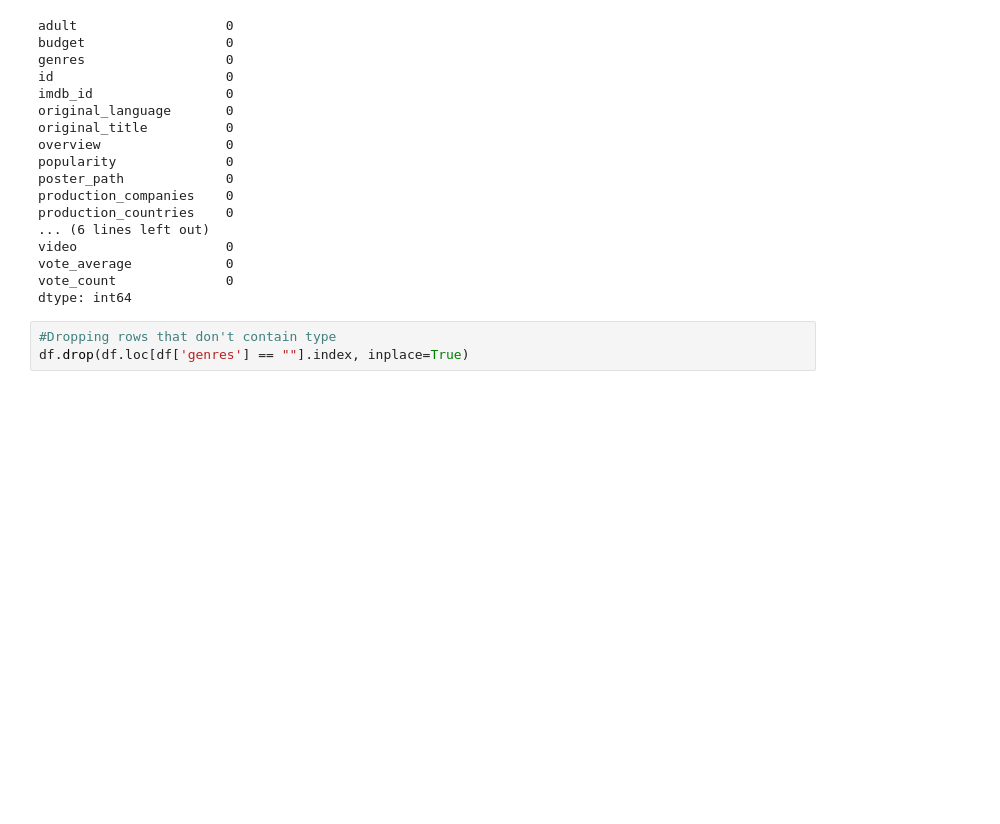
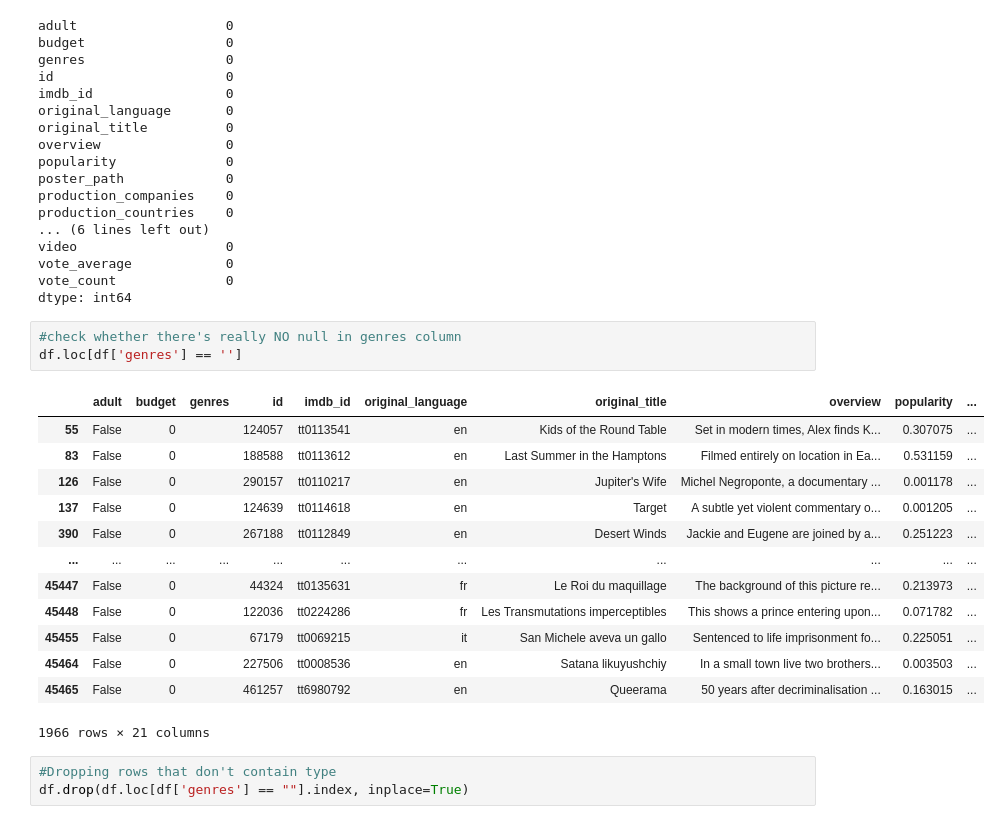
Before and after one commit to salenewOrld/netflix-movies-suggestion, a Jupyter notebook: Final/main.ipynb, the cells around one changed output. Drawn from its saved outputs; the diff is of its cells as text; blank space fills up the shorter version.

```diff
--- a/Final/main.ipynb
+++ b/Final/main.ipynb
@@ -348,6 +348,23 @@ video                   0
 vote_average            0
 vote_count              0
 dtype: int64
+# %%
+#check whether there's really NO null in genres column
+df.loc[df['genres'] == '']
+# %% [output]
+|  | adult | budget | genres | id | imdb_id | original_language | original_title | overview | popularity | ... |
+| 55 | False | 0 |  | 124057 | tt0113541 | en | Kids of the Round Table | Set in modern times, Alex finds K... | 0.307075 | ... |
+| 83 | False | 0 |  | 188588 | tt0113612 | en | Last Summer in the Hamptons | Filmed entirely on location in Ea... | 0.531159 | ... |
+| 126 | False | 0 |  | 290157 | tt0110217 | en | Jupiter's Wife | Michel Negroponte, a documentary ... | 0.001178 | ... |
+| 137 | False | 0 |  | 124639 | tt0114618 | en | Target | A subtle yet violent commentary o... | 0.001205 | ... |
+| 390 | False | 0 |  | 267188 | tt0112849 | en | Desert Winds | Jackie and Eugene are joined by a... | 0.251223 | ... |
+| ... | ... | ... | ... | ... | ... | ... | ... | ... | ... | ... |
+| 45447 | False | 0 |  | 44324 | tt0135631 | fr | Le Roi du maquillage | The background of this picture re... | 0.213973 | ... |
+| 45448 | False | 0 |  | 122036 | tt0224286 | fr | Les Transmutations imperceptibles | This shows a prince entering upon... | 0.071782 | ... |
+| 45455 | False | 0 |  | 67179 | tt0069215 | it | San Michele aveva un gallo | Sentenced to life imprisonment fo... | 0.225051 | ... |
+| 45464 | False | 0 |  | 227506 | tt0008536 | en | Satana likuyushchiy | In a small town live two brothers... | 0.003503 | ... |
+| 45465 | False | 0 |  | 461257 | tt6980792 | en | Queerama | 50 years after decriminalisation ... | 0.163015 | ... |
+1966 rows × 21 columns
 # %%
 #Dropping rows that don't contain type
 df.drop(df.loc[df['genres'] == ""].index, inplace=True)
```
Also changed, not shown: parts of 39 cells of this notebook.
